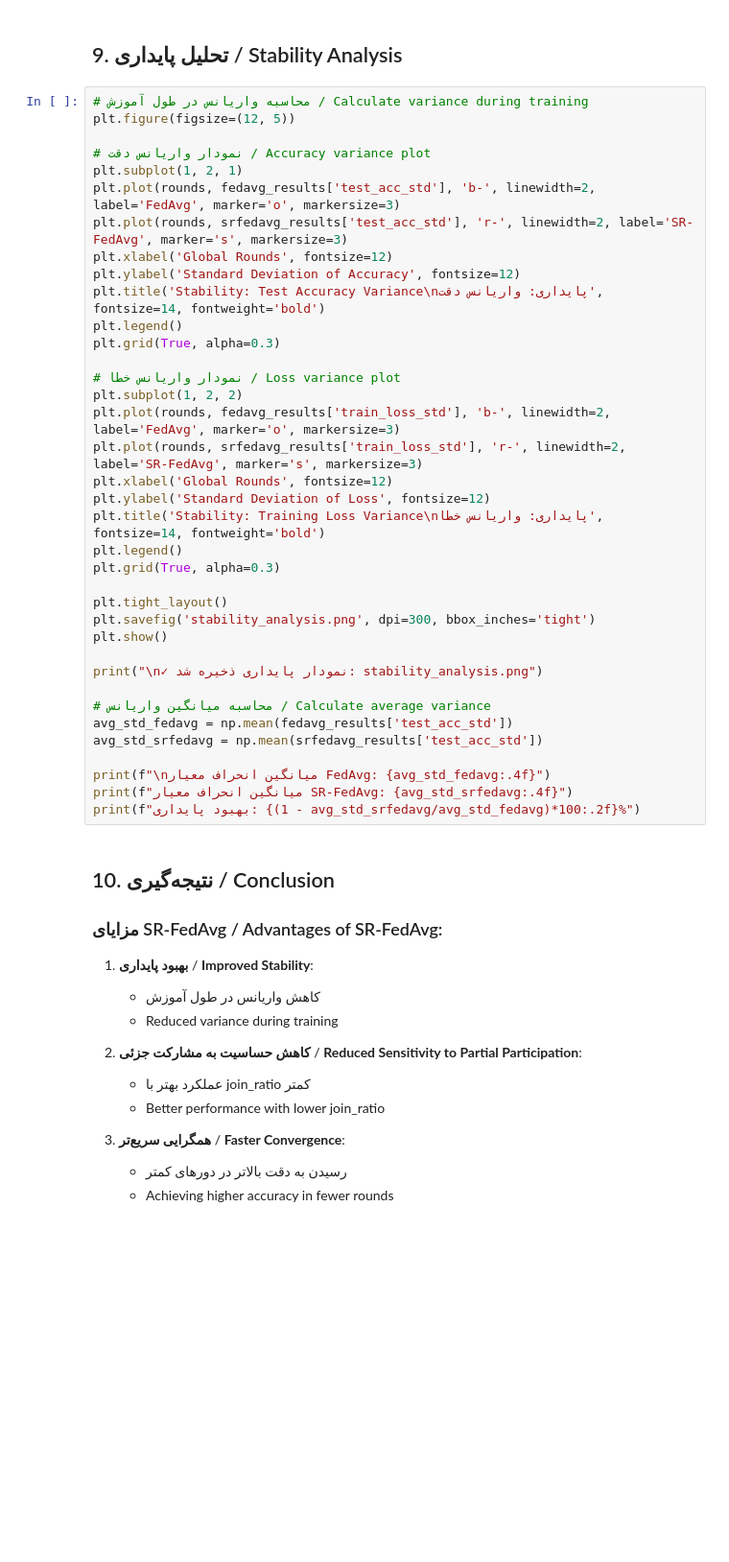
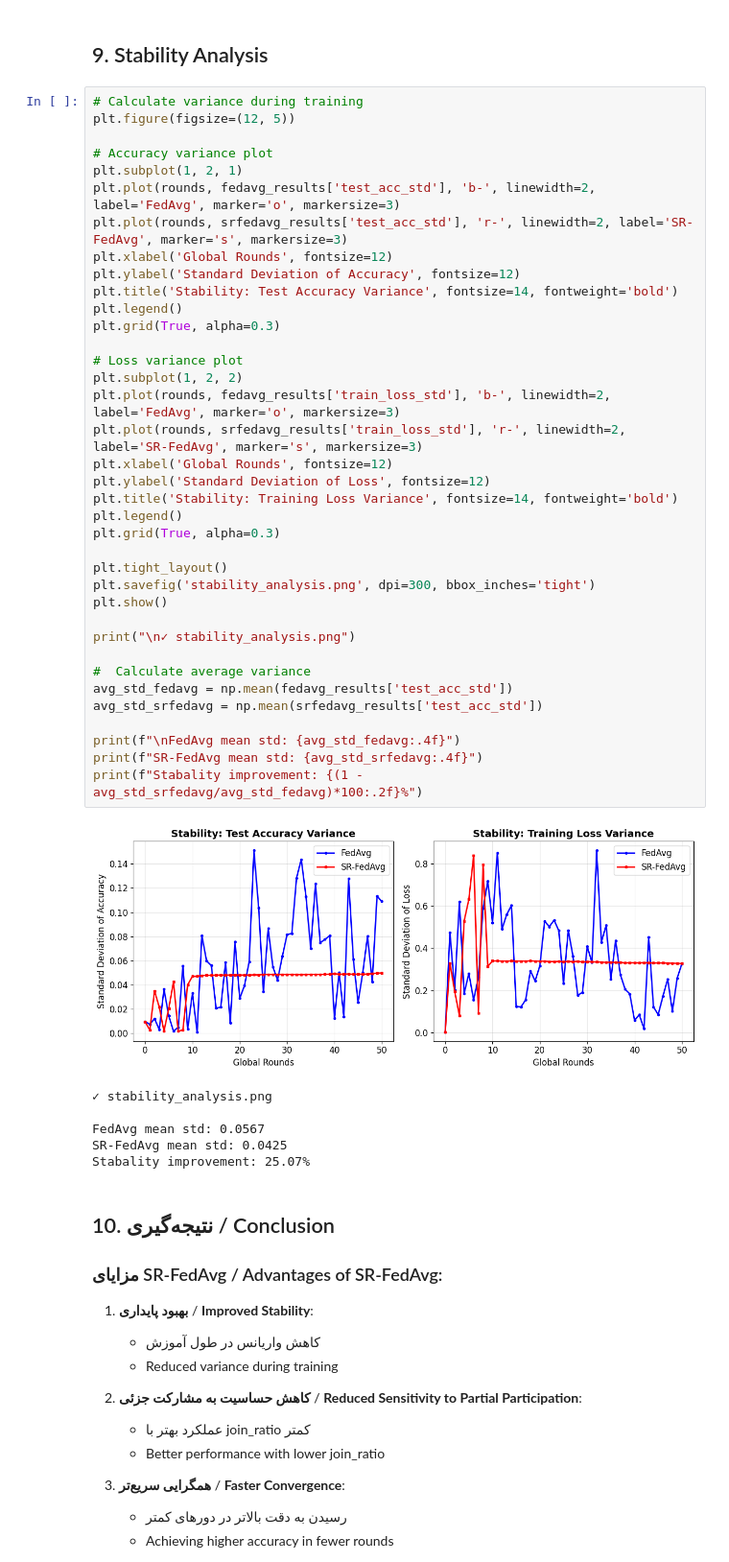
Before and after one commit to mamintoosi-papers-codes/PFLlib, a Jupyter notebook: Compare_FedAvg_SR-FedAvg.ipynb, the cells around one changed output. Shown at 96% size. Saved outputs shown, nothing was run; the diff lists cells and outputs as text; blank space fills up the shorter version.

```diff
--- a/Compare_FedAvg_SR-FedAvg.ipynb
+++ b/Compare_FedAvg_SR-FedAvg.ipynb
@@ -250,42 +328,49 @@ print("\n✓ جدول در فایل comparison_table.csv ذخیره شد")
 # %% [markdown]
-## 9. تحلیل پایداری / Stability Analysis
+## 9. Stability Analysis
 # %%
-# محاسبه واریانس در طول آموزش / Calculate variance during training
+# Calculate variance during training
 plt.figure(figsize=(12, 5))
 
-# نمودار واریانس دقت / Accuracy variance plot
+# Accuracy variance plot
 plt.subplot(1, 2, 1)
 plt.plot(rounds, fedavg_results['test_acc_std'], 'b-', linewidth=2, label='FedAvg', marker='o', markersize=3)
 plt.plot(rounds, srfedavg_results['test_acc_std'], 'r-', linewidth=2, label='SR-FedAvg', marker='s', markersize=3)
 plt.xlabel('Global Rounds', fontsize=12)
 plt.ylabel('Standard Deviation of Accuracy', fontsize=12)
-plt.title('Stability: Test Accuracy Variance\nپایداری: واریانس دقت', fontsize=14, fontweight='bold')
+plt.title('Stability: Test Accuracy Variance', fontsize=14, fontweight='bold')
 plt.legend()
 plt.grid(True, alpha=0.3)
 
-# نمودار واریانس خطا / Loss variance plot
+# Loss variance plot
 plt.subplot(1, 2, 2)
 plt.plot(rounds, fedavg_results['train_loss_std'], 'b-', linewidth=2, label='FedAvg', marker='o', markersize=3)
 plt.plot(rounds, srfedavg_results['train_loss_std'], 'r-', linewidth=2, label='SR-FedAvg', marker='s', markersize=3)
 plt.xlabel('Global Rounds', fontsize=12)
 plt.ylabel('Standard Deviation of Loss', fontsize=12)
-plt.title('Stability: Training Loss Variance\nپایداری: واریانس خطا', fontsize=14, fontweight='bold')
+plt.title('Stability: Training Loss Variance', fontsize=14, fontweight='bold')
 plt.legend()
 plt.grid(True, alpha=0.3)
 
 plt.tight_layout()
 plt.savefig('stability_analysis.png', dpi=300, bbox_inches='tight')
 plt.show()
 
-print("\n✓ نمودار پایداری ذخیره شد: stability_analysis.png")
+print("\n✓ stability_analysis.png")
 
-# محاسبه میانگین واریانس / Calculate average variance
+#  Calculate average variance
 avg_std_fedavg = np.mean(fedavg_results['test_acc_std'])
 avg_std_srfedavg = np.mean(srfedavg_results['test_acc_std'])
 
-print(f"\nمیانگین انحراف معیار FedAvg: {avg_std_fedavg:.4f}")
-print(f"میانگین انحراف معیار SR-FedAvg: {avg_std_srfedavg:.4f}")
-print(f"بهبود پایداری: {(1 - avg_std_srfedavg/avg_std_fedavg)*100:.2f}%")
+print(f"\nFedAvg mean std: {avg_std_fedavg:.4f}")
+print(f"SR-FedAvg mean std: {avg_std_srfedavg:.4f}")
+print(f"Stabality improvement: {(1 - avg_std_srfedavg/avg_std_fedavg)*100:.2f}%")
+# %% [output]
+[figure, added]
+✓ stability_analysis.png
+
+FedAvg mean std: 0.0567
+SR-FedAvg mean std: 0.0425
+Stabality improvement: 25.07%
 # %% [markdown]
 ## 10. نتیجه‌گیری / Conclusion
 
```
Also changed, not shown: parts of 16 cells of this notebook, 1 other file.
